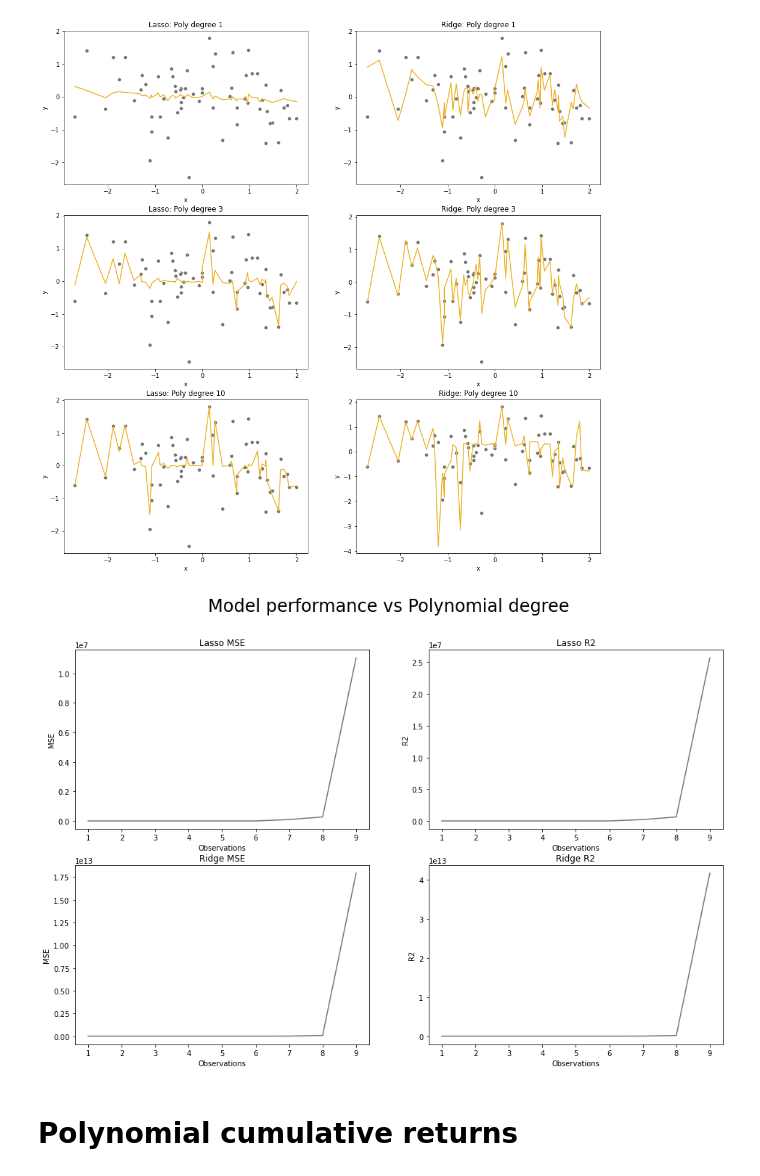
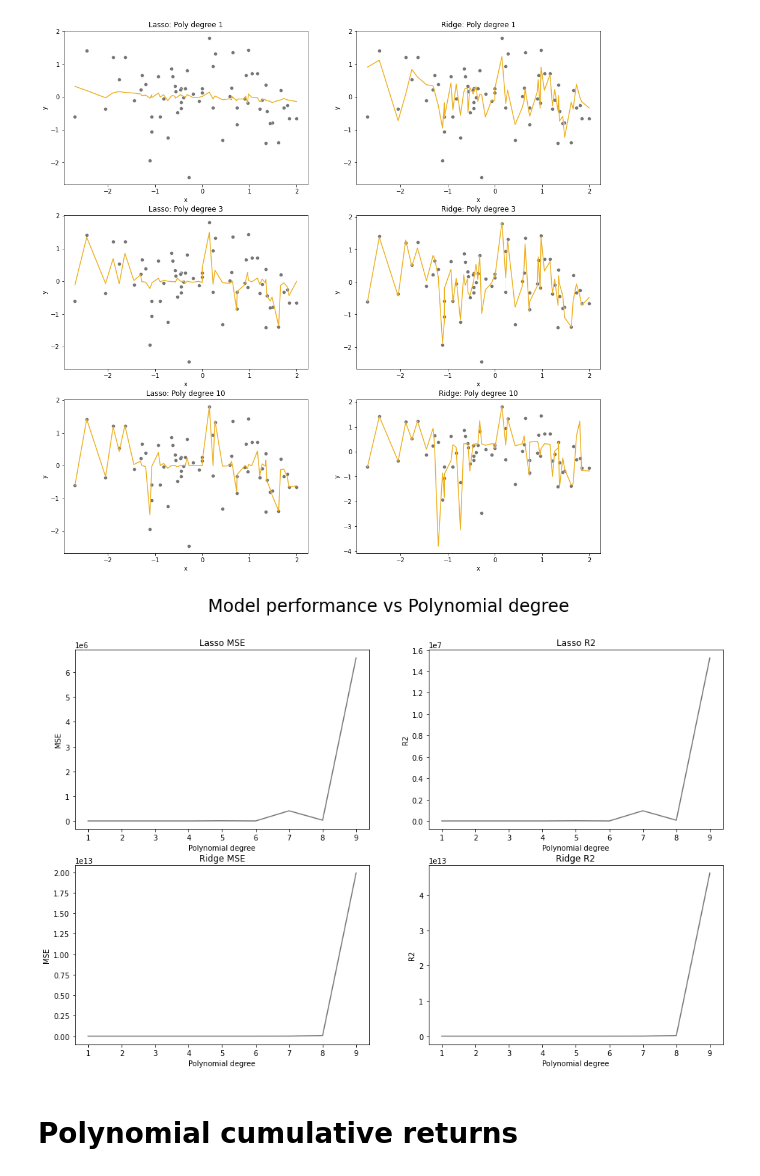
Before and after one commit to Sean-Chaos/DBA-3803-Project, a Jupyter notebook: DBA 3803 Group Project Final .ipynb, the cells around one changed output. Drawn from its saved outputs; the diff is of its cells as text; code cells hidden in the pictures.

```diff
--- a/DBA 3803 Group Project Final .ipynb
+++ b/DBA 3803 Group Project Final .ipynb
@@ -1767,14 +1767,6 @@ axs[2,1].title.set_text('Ridge: Poly degree 10')
 # %% [output]
 [figure]
 # %%
-
-pipe2 = Pipeline([("scaler", StandardScaler(with_std = False)),
-                  ('poly', PolynomialFeatures()),
-                  ('fit', Lasso(alpha_list[1], tol=1e-2, fit_intercept = False))])
-pipe3 = Pipeline([("scaler", StandardScaler(with_std = False)),
-                  ('poly', PolynomialFeatures()),
-                  ('fit', Ridge(alpha_list[0], fit_intercept = False))])
-
 #--------------------------------------------------------------------------------------------------
 
 ind_6 = ['Trans', 'Hshld', 'Guns', 'LabEq', 'Fin', 'Hlth']
@@ -1846,40 +1838,40 @@ for reg in regressions:
 
         model = Pipeline([("scaler", StandardScaler(with_std = False)),
                           ('poly', PolynomialFeatures(degree = poly, )),
-                          ('fit', reg(alpha_list[0]))])
+                          ('fit', reg(alpha_list[0], fit_intercept = False))])
 
         score_mse = cross_val_score(estimator = model , X = X_train_raw, y = y_train_raw, cv = 5,
                                  scoring = 'neg_mean_squared_error', n_jobs = -1)
         train_mse.append(abs(score_mse.mean()))
 
         score_r2 = cross_val_score(estimator = model, X = X_train_raw, y = y_train_raw, cv = 5,
                                  scoring = 'r2', n_jobs = -1)
         train_r2.append(abs(score_r2.mean()))
 
     #------------------------------------------------------------------------------------------------
     # Plotting
     fig = sns.lineplot(y = train_mse, x = poly_list, color='#767676', ax = axs[counter,0])
 
     fig = sns.lineplot(y = train_r2, x = poly_list, color='#767676', ax = axs[counter,1])
 
     counter += 1
 
 #--------------------------------------------------------------------------------------------------
 # Graph
 axs[0,0].title.set_text('Lasso MSE')
 axs[1,0].title.set_text('Ridge MSE')
 axs[0,1].title.set_text('Lasso R2')
 axs[1,1].title.set_text('Ridge R2')
-axs[0,0].set(xlabel='Observations', ylabel='MSE')
-axs[0,1].set(xlabel='Observations', ylabel='R2')
-axs[1,0].set(xlabel='Observations', ylabel='MSE')
-axs[1,1].set(xlabel='Observations', ylabel='R2')
+axs[0,0].set(xlabel='Polynomial degree', ylabel='MSE')
+axs[0,1].set(xlabel='Polynomial degree', ylabel='R2')
+axs[1,0].set(xlabel='Polynomial degree', ylabel='MSE')
+axs[1,1].set(xlabel='Polynomial degree', ylabel='R2')
 
 
 plt.suptitle('Model performance vs Polynomial degree', fontsize = 24)
 plt.show()
 # %% [output]
-[figure, old version]
+[figure, new version]
 # %% [markdown]
 # Polynomial cumulative returns
 # %%
```
Also changed, not shown: parts of 3 cells of this notebook.
